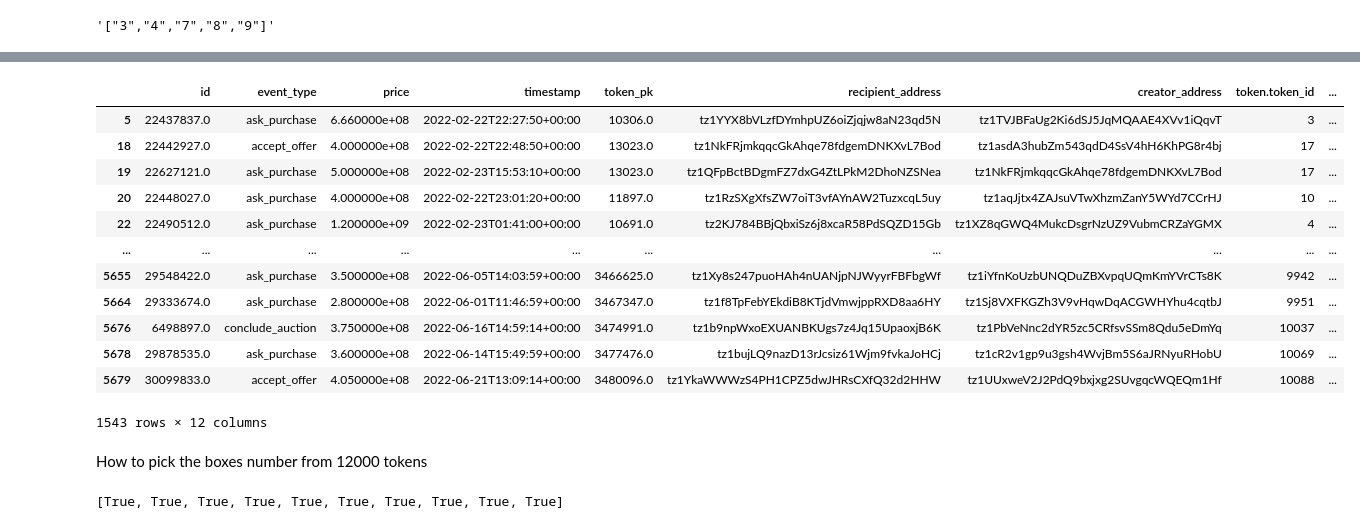
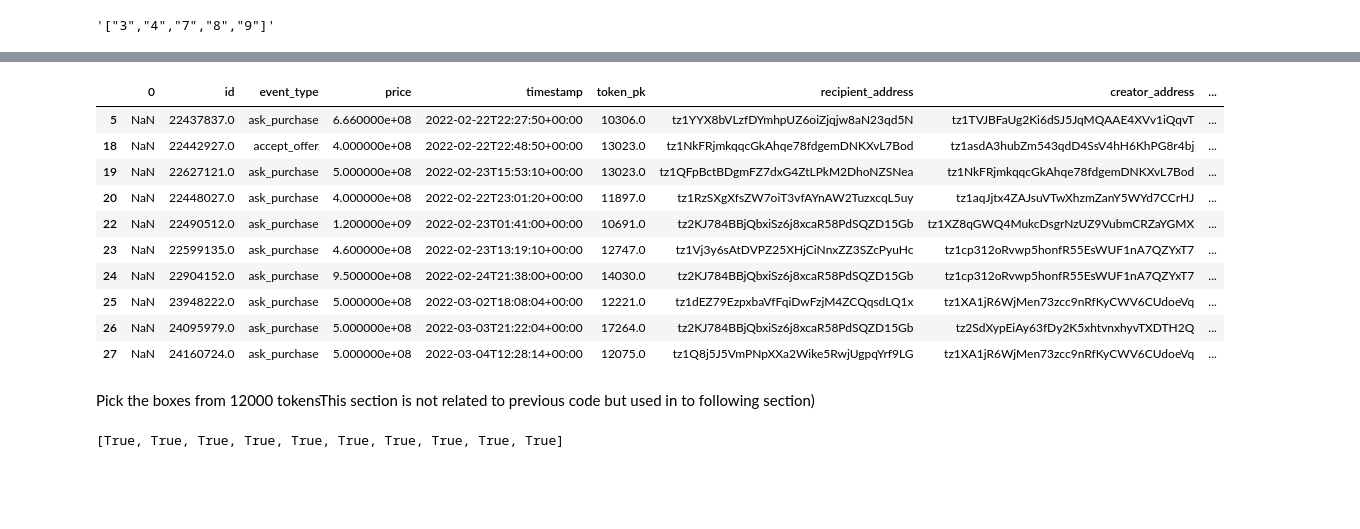
Before and after one commit to crazygeekcolin/Objkt, a Jupyter notebook: Dogamitrading.ipynb, the cells around one changed output, grey strips where cells are left out. Cells and saved outputs as stored; diff of their text form; code cells hidden in the pictures; blank space fills up the shorter version.

```diff
--- a/Dogamitrading.ipynb
+++ b/Dogamitrading.ipynb
@@ -52,12 +490,14 @@ Ptrade = pd.concat([data,data1]) #Merge two query's data
 #Ptrade = pd.DataFrame(data)
 #Ptrade.to_excel("Ptrade.xlsx")
 # %%
-Ptrade.drop(columns=0, inplace=True)
+#Ptrade.drop(columns=0, inplace=True)
 # %%
 #Process the dataframe
 Ptrade['ts_new']=Ptrade['timestamp'].astype('str').apply(lambda x: datetime.strptime(x, "%Y-%m-%dT%H:%M:%S+00:00"))
 Ptrade['Week']= Ptrade['ts_new'].dt.week #create a week column
+Ptrade['month']= Ptrade['ts_new'].dt.month
 Ptrade['token.token_id'] = pd.to_numeric(Ptrade['token.token_id']) #Change format to int64
 # %%
 Ptrade = Ptrade.merge(Metadata_2[['token_id', 'last_metadata_update']], how ='left', left_on='token.token_id', right_on='token_id') #Merge the columns to get last metadata update
+Ptrade.drop('token_id',axis=1,inplace= True)
 # %%
@@ -67,4 +507,5 @@ Ptrade = Ptrade.merge(Metadata_2[['token_id', 'last_metadata_update']], how ='le
 #Ptrade['last_metadata_date']= Ptrade['last_metadata_dateformat'].dt.date
 # %%
 #Add Birthday column from another table
-Ptrade = Ptrade.merge(puppies[['token_id','Birthday']], left_on= 'token.token_id', right_on='token_id')
+Ptrade = Ptrade.merge(puppies[['token_id','Birthday','Rarity tier','Rarity score']], left_on= 'token.token_id', right_on='token_id')
+puppies.head()
@@ -105,21 +552,19 @@ memory usage: 440.5+ KB
 # %%
-Ptrade[Ptrade['ts_new']<Ptrade['Birthday']] #These are the trades when puppies were boxes
+Ptrade[Ptrade['ts_new']<Ptrade['Birthday']].head(10) #These are the trades when puppies were boxes
 # %% [output]
-|  | id | event_type | price | timestamp | token_pk | recipient_address | creator_address | token.token_id | ... |
-| 5 | 22437837.0 | ask_purchase | 6.660000e+08 | 2022-02-22T22:27:50+00:00 | 10306.0 | tz1YYX8bVLzfDYmhpUZ6oiZjqjw8aN23qd5N | tz1TVJBFaUg2Ki6dSJ5JqMQAAE4XVv1iQqvT | 3 | ... |
-| 18 | 22442927.0 | accept_offer | 4.000000e+08 | 2022-02-22T22:48:50+00:00 | 13023.0 | tz1NkFRjmkqqcGkAhqe78fdgemDNKXvL7Bod | tz1asdA3hubZm543qdD4SsV4hH6KhPG8r4bj | 17 | ... |
-| 19 | 22627121.0 | ask_purchase | 5.000000e+08 | 2022-02-23T15:53:10+00:00 | 13023.0 | tz1QFpBctBDgmFZ7dxG4ZtLPkM2DhoNZSNea | tz1NkFRjmkqqcGkAhqe78fdgemDNKXvL7Bod | 17 | ... |
-| 20 | 22448027.0 | ask_purchase | 4.000000e+08 | 2022-02-22T23:01:20+00:00 | 11897.0 | tz1RzSXgXfsZW7oiT3vfAYnAW2TuzxcqL5uy | tz1aqJjtx4ZAJsuVTwXhzmZanY5WYd7CCrHJ | 10 | ... |
-| 22 | 22490512.0 | ask_purchase | 1.200000e+09 | 2022-02-23T01:41:00+00:00 | 10691.0 | tz2KJ784BBjQbxiSz6j8xcaR58PdSQZD15Gb | tz1XZ8qGWQ4MukcDsgrNzUZ9VubmCRZaYGMX | 4 | ... |
-| ... | ... | ... | ... | ... | ... | ... | ... | ... | ... |
-| 5655 | 29548422.0 | ask_purchase | 3.500000e+08 | 2022-06-05T14:03:59+00:00 | 3466625.0 | tz1Xy8s247puoHAh4nUANjpNJWyyrFBFbgWf | tz1iYfnKoUzbUNQDuZBXvpqUQmKmYVrCTs8K | 9942 | ... |
-| 5664 | 29333674.0 | ask_purchase | 2.800000e+08 | 2022-06-01T11:46:59+00:00 | 3467347.0 | tz1f8TpFebYEkdiB8KTjdVmwjppRXD8aa6HY | tz1Sj8VXFKGZh3V9vHqwDqACGWHYhu4cqtbJ | 9951 | ... |
-| 5676 | 6498897.0 | conclude_auction | 3.750000e+08 | 2022-06-16T14:59:14+00:00 | 3474991.0 | tz1b9npWxoEXUANBKUgs7z4Jq15UpaoxjB6K | tz1PbVeNnc2dYR5zc5CRfsvSSm8Qdu5eDmYq | 10037 | ... |
-| 5678 | 29878535.0 | ask_purchase | 3.600000e+08 | 2022-06-14T15:49:59+00:00 | 3477476.0 | tz1bujLQ9nazD13rJcsiz61Wjm9fvkaJoHCj | tz1cR2v1gp9u3gsh4WvjBm5S6aJRNyuRHobU | 10069 | ... |
-| 5679 | 30099833.0 | accept_offer | 4.050000e+08 | 2022-06-21T13:09:14+00:00 | 3480096.0 | tz1YkaWWWzS4PH1CPZ5dwJHRsCXfQ32d2HHW | tz1UUxweV2J2PdQ9bxjxg2SUvgqcWQEQm1Hf | 10088 | ... |
+|  | 0 | id | event_type | price | timestamp | token_pk | recipient_address | creator_address | ... |
+| 5 | NaN | 22437837.0 | ask_purchase | 6.660000e+08 | 2022-02-22T22:27:50+00:00 | 10306.0 | tz1YYX8bVLzfDYmhpUZ6oiZjqjw8aN23qd5N | tz1TVJBFaUg2Ki6dSJ5JqMQAAE4XVv1iQqvT | ... |
+| 18 | NaN | 22442927.0 | accept_offer | 4.000000e+08 | 2022-02-22T22:48:50+00:00 | 13023.0 | tz1NkFRjmkqqcGkAhqe78fdgemDNKXvL7Bod | tz1asdA3hubZm543qdD4SsV4hH6KhPG8r4bj | ... |
+| 19 | NaN | 22627121.0 | ask_purchase | 5.000000e+08 | 2022-02-23T15:53:10+00:00 | 13023.0 | tz1QFpBctBDgmFZ7dxG4ZtLPkM2DhoNZSNea | tz1NkFRjmkqqcGkAhqe78fdgemDNKXvL7Bod | ... |
+| 20 | NaN | 22448027.0 | ask_purchase | 4.000000e+08 | 2022-02-22T23:01:20+00:00 | 11897.0 | tz1RzSXgXfsZW7oiT3vfAYnAW2TuzxcqL5uy | tz1aqJjtx4ZAJsuVTwXhzmZanY5WYd7CCrHJ | ... |
+| 22 | NaN | 22490512.0 | ask_purchase | 1.200000e+09 | 2022-02-23T01:41:00+00:00 | 10691.0 | tz2KJ784BBjQbxiSz6j8xcaR58PdSQZD15Gb | tz1XZ8qGWQ4MukcDsgrNzUZ9VubmCRZaYGMX | ... |
+| 23 | NaN | 22599135.0 | ask_purchase | 4.600000e+08 | 2022-02-23T13:19:10+00:00 | 12747.0 | tz1Vj3y6sAtDVPZ25XHjCiNnxZZ3SZcPyuHc | tz1cp312oRvwp5honfR55EsWUF1nA7QZYxT7 | ... |
+| 24 | NaN | 22904152.0 | ask_purchase | 9.500000e+08 | 2022-02-24T21:38:00+00:00 | 14030.0 | tz2KJ784BBjQbxiSz6j8xcaR58PdSQZD15Gb | tz1cp312oRvwp5honfR55EsWUF1nA7QZYxT7 | ... |
+| 25 | NaN | 23948222.0 | ask_purchase | 5.000000e+08 | 2022-03-02T18:08:04+00:00 | 12221.0 | tz1dEZ79EzpxbaVfFqiDwFzjM4ZCQqsdLQ1x | tz1XA1jR6WjMen73zcc9nRfKyCWV6CUdoeVq | ... |
+| 26 | NaN | 24095979.0 | ask_purchase | 5.000000e+08 | 2022-03-03T21:22:04+00:00 | 17264.0 | tz2KJ784BBjQbxiSz6j8xcaR58PdSQZD15Gb | tz2SdXypEiAy63fDy2K5xhtvnxhyvTXDTH2Q | ... |
+| 27 | NaN | 24160724.0 | ask_purchase | 5.000000e+08 | 2022-03-04T12:28:14+00:00 | 12075.0 | tz1Q8j5J5VmPNpXXa2Wike5RwjUgpqYrf9LG | tz1XA1jR6WjMen73zcc9nRfKyCWV6CUdoeVq | ... |
-1543 rows × 12 columns
-# %% [markdown]
-How to pick the boxes number from 12000 tokens
+# %% [markdown]
+Pick the boxes from 12000 tokensThis section is not related to previous code but used in to following section)
 # %%
 #[i in range(1,10) for i in puppies['token_id'][:10]] # so weird, when I use this statement, it gives me all true value
 a = [len(puppies[puppies['token_id'] == i+1]) ==0 for i in range(12000)] #Get a Boolean list
```
Also changed, not shown: parts of 120 cells of this notebook, 5 other files.
